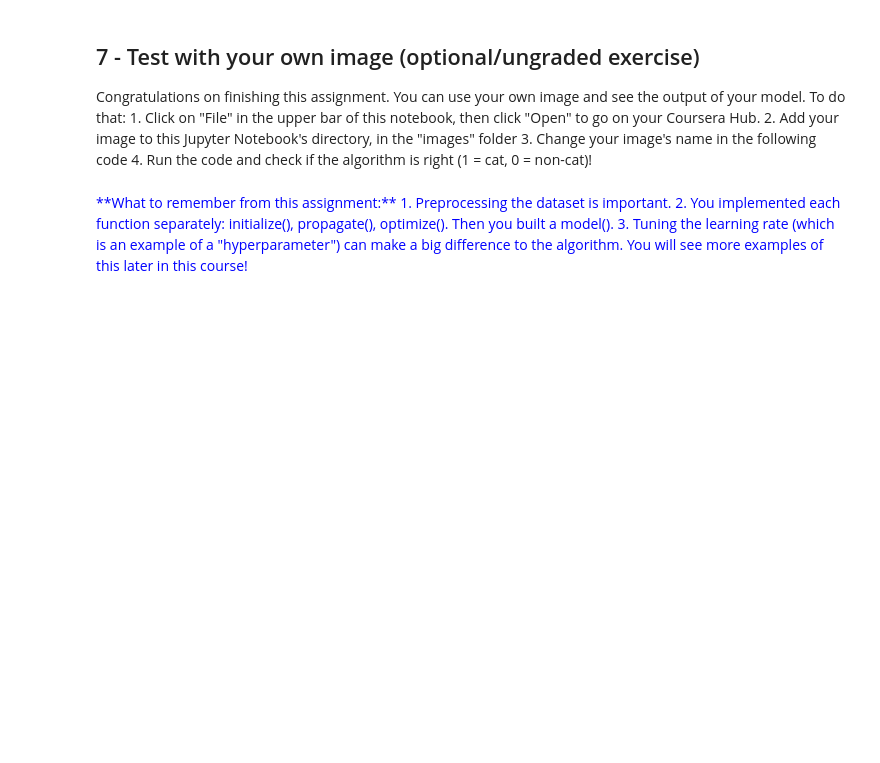
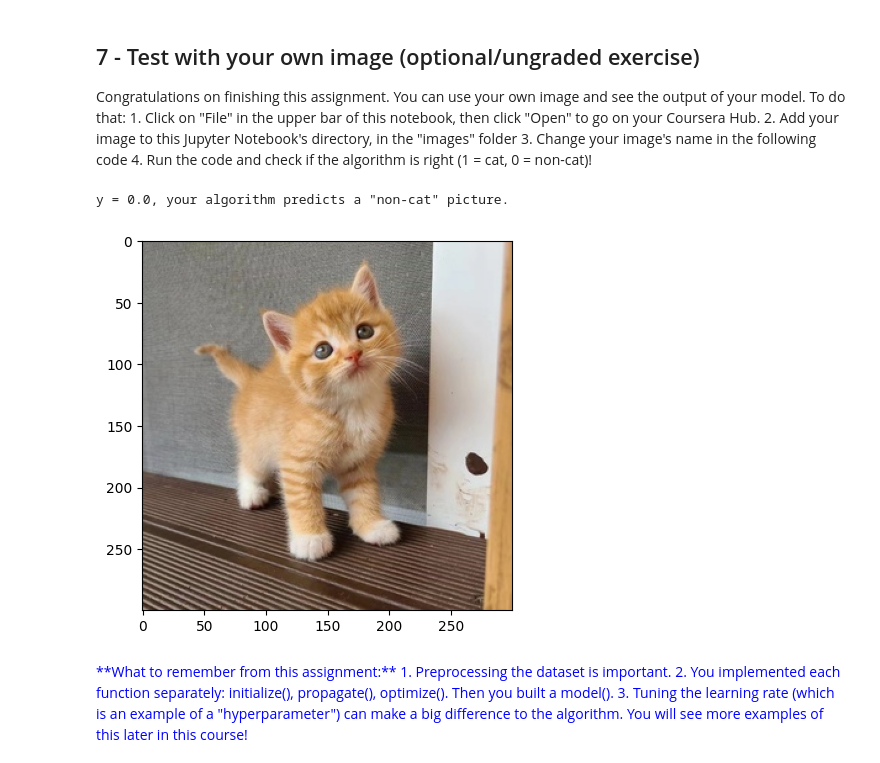
Before and after one commit to kiragirl/deepLearningPracticeLab, a Jupyter notebook: 01.机器学习和神经网络/2.第二周 神经网络基础/编程作业/assignment2_2.ipynb, the cells around one changed output. Drawn from its saved outputs; the diff is of its cells as text; code cells hidden in the pictures; blank space fills up the shorter version.

```diff
--- a/01.机器学习和神经网络/2.第二周 神经网络基础/编程作业/assignment2_2.ipynb
+++ b/01.机器学习和神经网络/2.第二周 神经网络基础/编程作业/assignment2_2.ipynb
@@ -242,7 +242,8 @@ def sigmoid(z):
     Return:
     s -- sigmoid(z)
     """
-
+    z = np.where(z > 50, 1, z)  # 防止溢出
+    z = np.where(z < -50, 0, z)
     ### START CODE HERE ### (≈ 1 line of code)
     s = 1/(1+np.exp(-z))
     ### END CODE HERE ###
@@ -618,19 +618,17 @@ def model(X_train, Y_train, X_test, Y_test, num_iterations = 2000, learning_rate
     ### START CODE HERE ###
 
     # initialize parameters with zeros (≈ 1 line of code)
-
+    w, b = initialize_with_zeros(X_train.shape[0])
 
     # Gradient descent (≈ 1 line of code)
-
+    params, grads, costs = optimize(w, b,X_train, Y_train,num_iterations,learning_rate,print_cost)
 
     # Retrieve parameters w and b from dictionary "parameters"
-
-
-
+    w = params["w"]
+    b = params["b"]
     # Predict test/train set examples (≈ 2 lines of code)
-
-
-
+    Y_prediction_train = predict(w, b, X_train)
+    Y_prediction_test = predict(w, b, X_test)
     ### END CODE HERE ###
 
     # Print train/test Errors
@@ -735,17 +779,31 @@ Congratulations on finishing this assignment. You can use your own image and see
     4. Run the code and check if the algorithm is right (1 = cat, 0 = non-cat)!
 # %%
 ## START CODE HERE ## (PUT YOUR IMAGE NAME)
+my_image = "cat4.jpg"
+## END CODE HERE ##
+from PIL import Image
 
-## END CODE HERE ##
+fname = "images/" + my_image
+image = Image.open(fname)
+plt.imshow(image)
+# We preprocess the image to fit your algorithm.
+#fname = "images/" + my_image
+#image = np.array(ndimage.imread(fname, flatten=False))
+#my_image = scipy.misc.imresize(image, size=(num_px,num_px)).reshape((1, num_px*num_px*3)).T
+# 调整图像大小
+image_resized = image.resize((num_px, num_px), Image.LANCZOS)  # ANTIALIAS 用于抗锯齿
 
-# We preprocess the image to fit your algorithm.
-fname = "images/" + my_image
-image = np.array(ndimage.imread(fname, flatten=False))
-my_image = scipy.misc.imresize(image, size=(num_px,num_px)).reshape((1, num_px*num_px*3)).T
+# 转换为numpy数组并调整形状
+image_array = np.array(image_resized)
+my_image = image_array.reshape((1, num_px*num_px*3)).T
+
 my_predicted_image = predict(d["w"], d["b"], my_image)
 
 plt.imshow(image)
 print("y = " + str(np.squeeze(my_predicted_image)) + ", your algorithm predicts a \"" + classes[int(np.squeeze(my_predicted_image)),].decode("utf-8") +  "\" picture.")
+# %% [output]
+y = 0.0, your algorithm predicts a "non-cat" picture.
+[figure, added]
 # %% [markdown]
 <font color='blue'>
 **What to remember from this assignment:**
```
Also changed, not shown: parts of 5 cells of this notebook, 15 other files.
